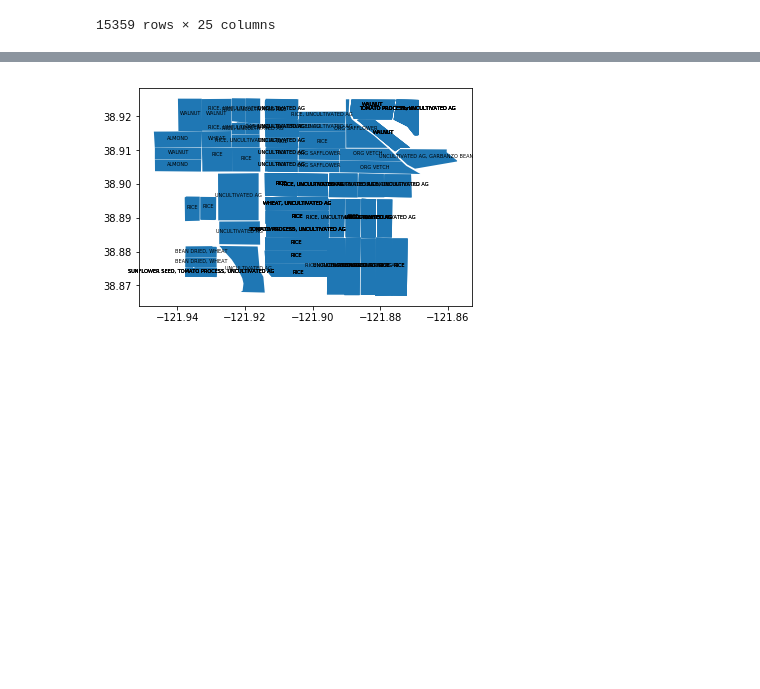
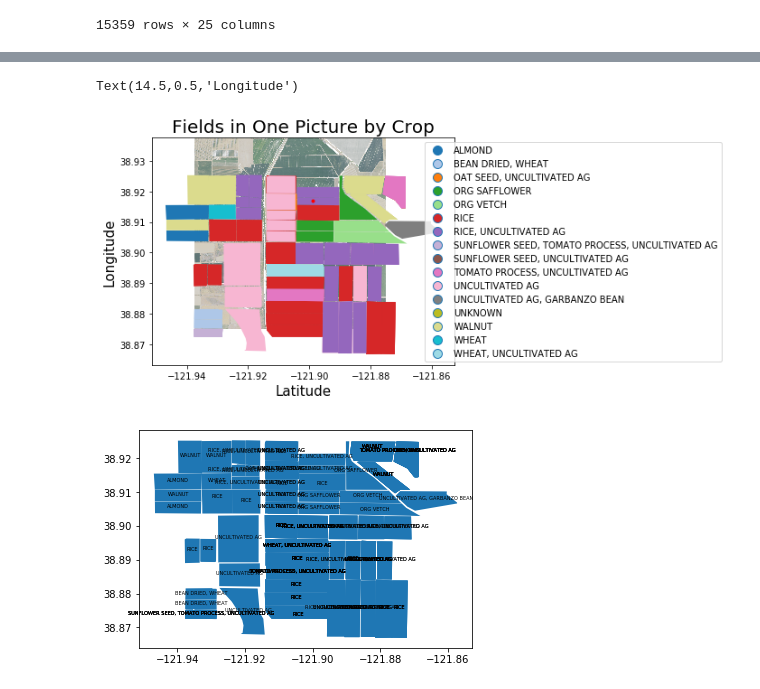
Before and after one commit to MarcelColvin/GeoSpatial-Classification, a Jupyter notebook: Marcel_imagecropthing.ipynb, the cells around one changed output, grey strips where cells are left out. Drawn from its saved outputs; the diff is of its cells as text; code cells hidden in the pictures; blank space fills up the shorter version.

```diff
--- a/Marcel_imagecropthing.ipynb
+++ b/Marcel_imagecropthing.ipynb
@@ -77,3 +83,17 @@ l.set_bbox_to_anchor((1, 1, .9, 0))
+# %%
+import matplotlib.axis
+fig, ax = plt.subplots(1, figsize=(6,9))
+plt.imshow(plt.imread("D:/smaller_photos/m_3812101_se_10_h_20160711.tif"), extent=(pics.iloc[0]["west"], pics.iloc[0]["east"], pics.iloc[0]["south"], pics.iloc[0]["north"]))
+nvdicrops.plot(ax = ax,column = 'crop_list',cmap = 'tab20', legend = True)
+l=ax.get_legend()
+l.set_bbox_to_anchor((1, 1, .9, 0))
+plt.plot(point_x, point_y, marker='o', markersize=3, color="red")
+ax.set_title("Fields in One Picture by Crop", fontsize = 20)
+ax.set_xlabel("Latitude", fontsize = 15)
+ax.set_ylabel("Longitude", fontsize = 15)
+# %% [output]
+Text(14.5,0.5,'Longitude')
+[figure, added]
 # %%
 nvdicrops.plot()
 for idx,row in nvdicrops.iterrows():
```
Also changed, not shown: parts of 17 cells of this notebook, 1 other file.
